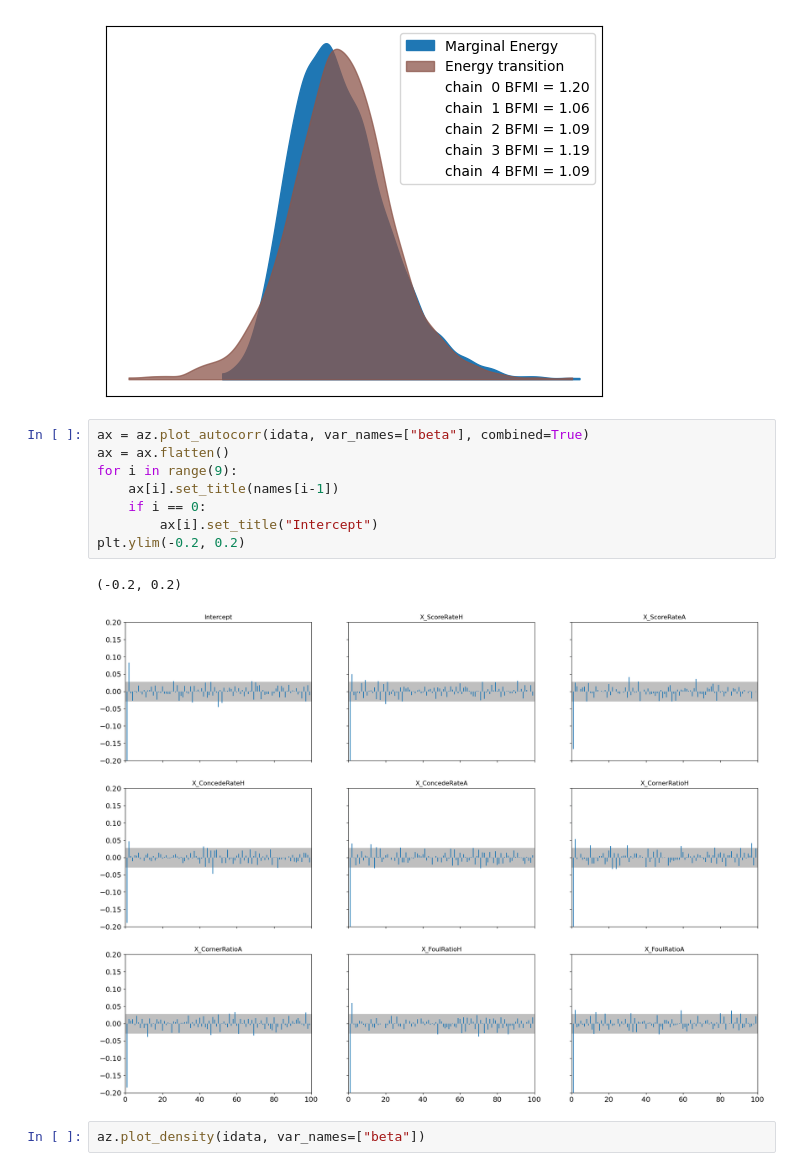
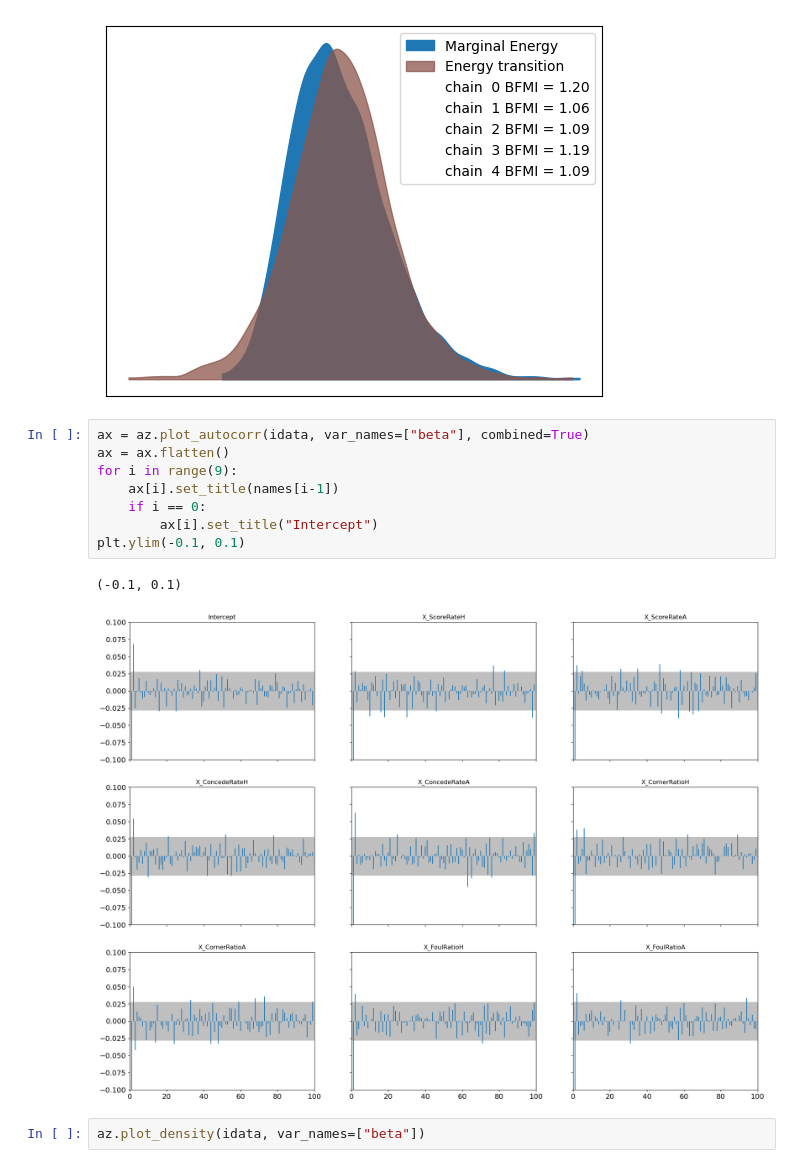
Before and after one commit to strojanski/ML-DS-I, a Jupyter notebook: hw6 - bayes/main.ipynb, the cells around one changed output. Drawn from its saved outputs; the diff is of its cells as text.

```diff
--- a/hw6 - bayes/main.ipynb
+++ b/hw6 - bayes/main.ipynb
@@ -138,14 +195,14 @@ az.plot_energy(idata)
 # %%
 ax = az.plot_autocorr(idata, var_names=["beta"], combined=True)
 ax = ax.flatten()
 for i in range(9):
     ax[i].set_title(names[i-1])
     if i == 0:
         ax[i].set_title("Intercept")
-plt.ylim(-0.2, 0.2)
+plt.ylim(-0.1, 0.1)
 # %% [output]
-(-0.2, 0.2)
+(-0.1, 0.1)
-[figure, old version]
+[figure, new version]
 # %%
 az.plot_density(idata, var_names=["beta"])
 # %% [output]
```
Also changed, not shown: parts of 22 cells of this notebook, 1 other file.
